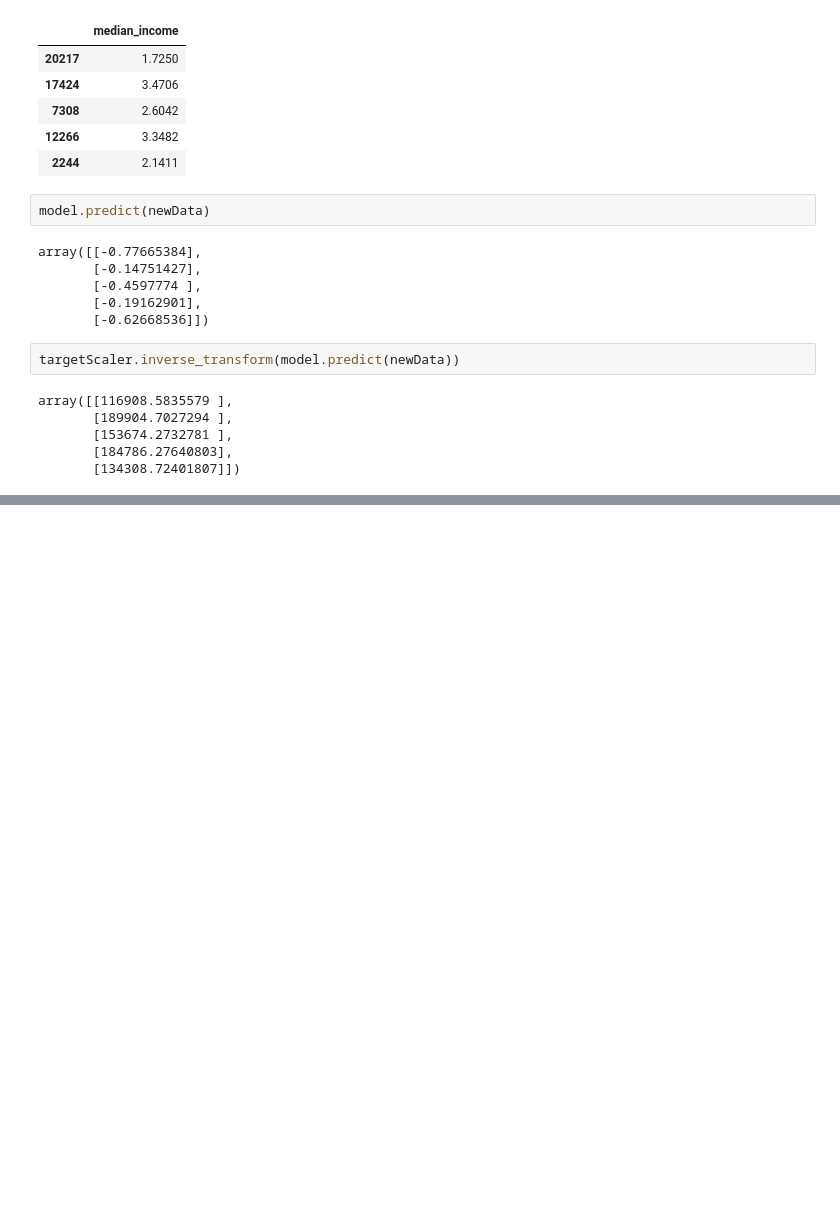
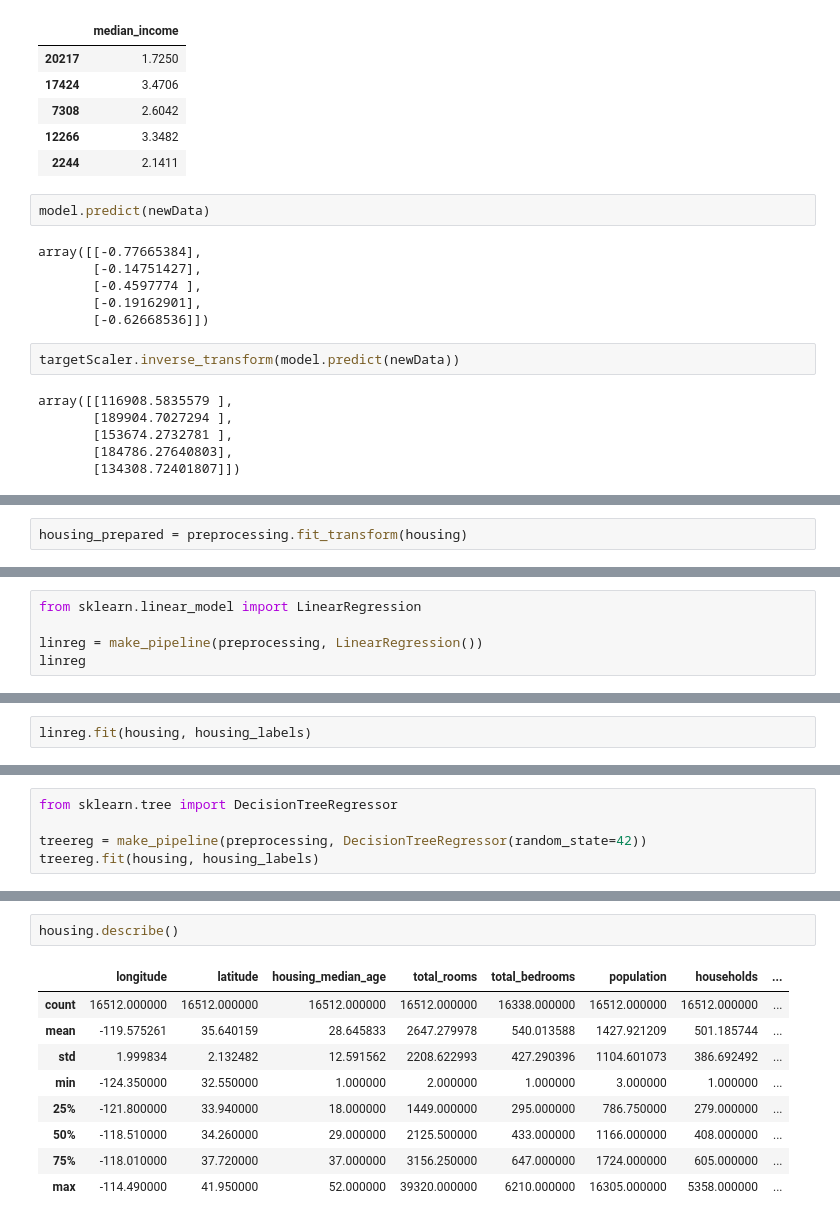
Before and after one commit to misrapk/Complete-Data-Science-and-ML-Preparation, a Jupyter notebook: Projects/01HousingPrice.ipynb, the cells around one changed output, grey strips where cells are left out. Drawn from its saved outputs; the diff is of its cells as text; blank space fills up the shorter version.

```diff
--- a/Projects/01HousingPrice.ipynb
+++ b/Projects/01HousingPrice.ipynb
@@ -653,0 +797,2 @@ array([[116908.5835579 ],
+# %%
+housing_prepared = preprocessing.fit_transform(housing)
@@ -653,0 +814,5 @@ array([[116908.5835579 ],
+# %%
+from sklearn.linear_model import LinearRegression
+
+linreg = make_pipeline(preprocessing, LinearRegression())
+linreg
@@ -653,0 +837,2 @@ array([[116908.5835579 ],
+# %%
+linreg.fit(housing, housing_labels)
@@ -653,0 +887,5 @@ array([[116908.5835579 ],
+# %%
+from sklearn.tree import DecisionTreeRegressor
+
+treereg = make_pipeline(preprocessing, DecisionTreeRegressor(random_state=42))
+treereg.fit(housing, housing_labels)
@@ -653,0 +938,12 @@ array([[116908.5835579 ],
+# %%
+housing.describe()
+# %% [output]
+|  | longitude | latitude | housing_median_age | total_rooms | total_bedrooms | population | households | ... |
+| count | 16512.000000 | 16512.000000 | 16512.000000 | 16512.000000 | 16338.000000 | 16512.000000 | 16512.000000 | ... |
+| mean | -119.575261 | 35.640159 | 28.645833 | 2647.279978 | 540.013588 | 1427.921209 | 501.185744 | ... |
+| std | 1.999834 | 2.132482 | 12.591562 | 2208.622993 | 427.290396 | 1104.601073 | 386.692492 | ... |
+| min | -124.350000 | 32.550000 | 1.000000 | 2.000000 | 1.000000 | 3.000000 | 1.000000 | ... |
+| 25% | -121.800000 | 33.940000 | 18.000000 | 1449.000000 | 295.000000 | 786.750000 | 279.000000 | ... |
+| 50% | -118.510000 | 34.260000 | 29.000000 | 2125.500000 | 433.000000 | 1166.000000 | 408.000000 | ... |
+| 75% | -118.010000 | 37.720000 | 37.000000 | 3156.250000 | 647.000000 | 1724.000000 | 605.000000 | ... |
+| max | -114.490000 | 41.950000 | 52.000000 | 39320.000000 | 6210.000000 | 16305.000000 | 5358.000000 | ... |
```
Also changed, not shown: parts of 43 cells of this notebook.
